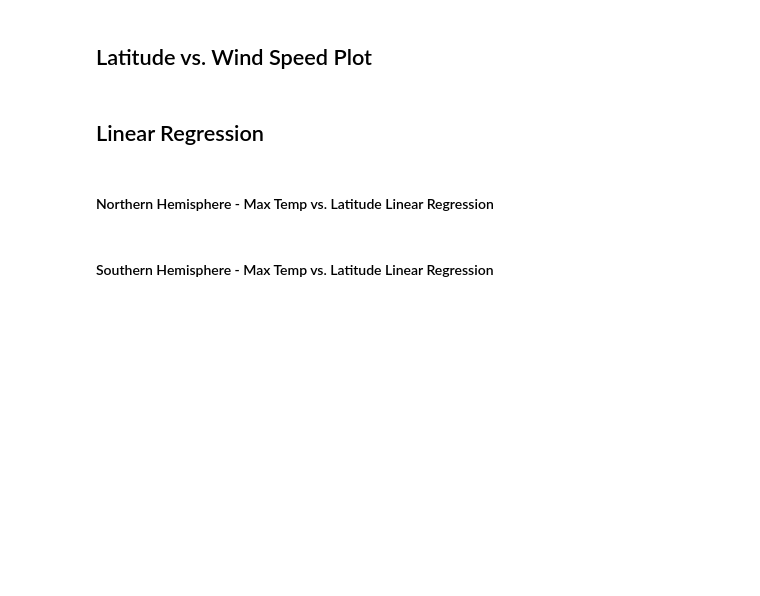
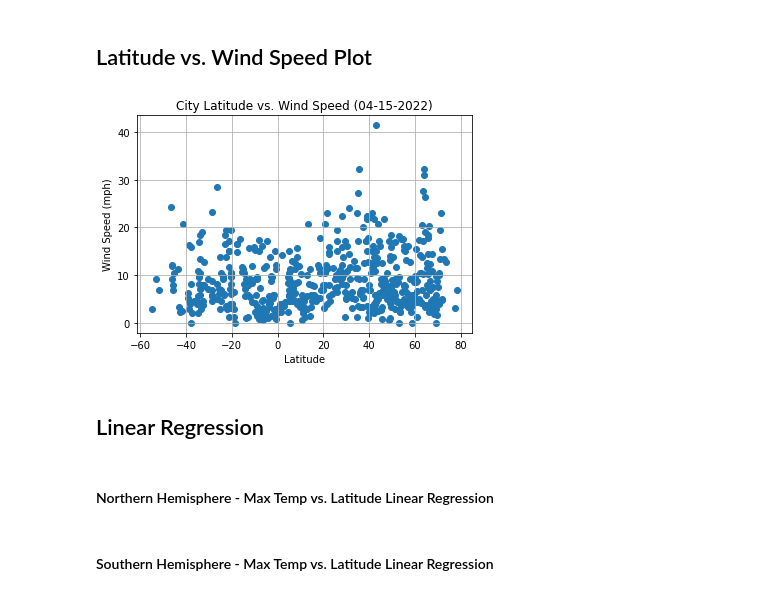
Before and after one commit to isidhu09/python-api-challenge, a Jupyter notebook: WeatherPy/WeatherPy.ipynb, the cells around one changed output. Drawn from its saved outputs; the diff is of its cells as text; code cells hidden in the pictures; blank space fills up the shorter version.

```diff
--- a/WeatherPy/WeatherPy.ipynb
+++ b/WeatherPy/WeatherPy.ipynb
@@ -198,4 +239,15 @@ clean_city_data = pd.merge(weatherDF,humidDF, how="outer", on=index, inplace=Fal
 # %% [markdown]
 ## Latitude vs. Wind Speed Plot
+# %%
+w = clean_city_data["Wind Speed"]
+plt.scatter(x,w)
+plt.title(f"City Latitude vs. Wind Speed ({dateLabel})")
+plt.xlabel("Latitude")
+plt.ylabel("Wind Speed (mph)")
+plt.grid()
+plt.savefig("../Images/Latitude_vs_Windspeed")
+plt.show()
+# %% [output]
+[figure, added]
 # %% [markdown]
 ## Linear Regression
```
Also changed, not shown: parts of 12 cells of this notebook, 5 other files.
